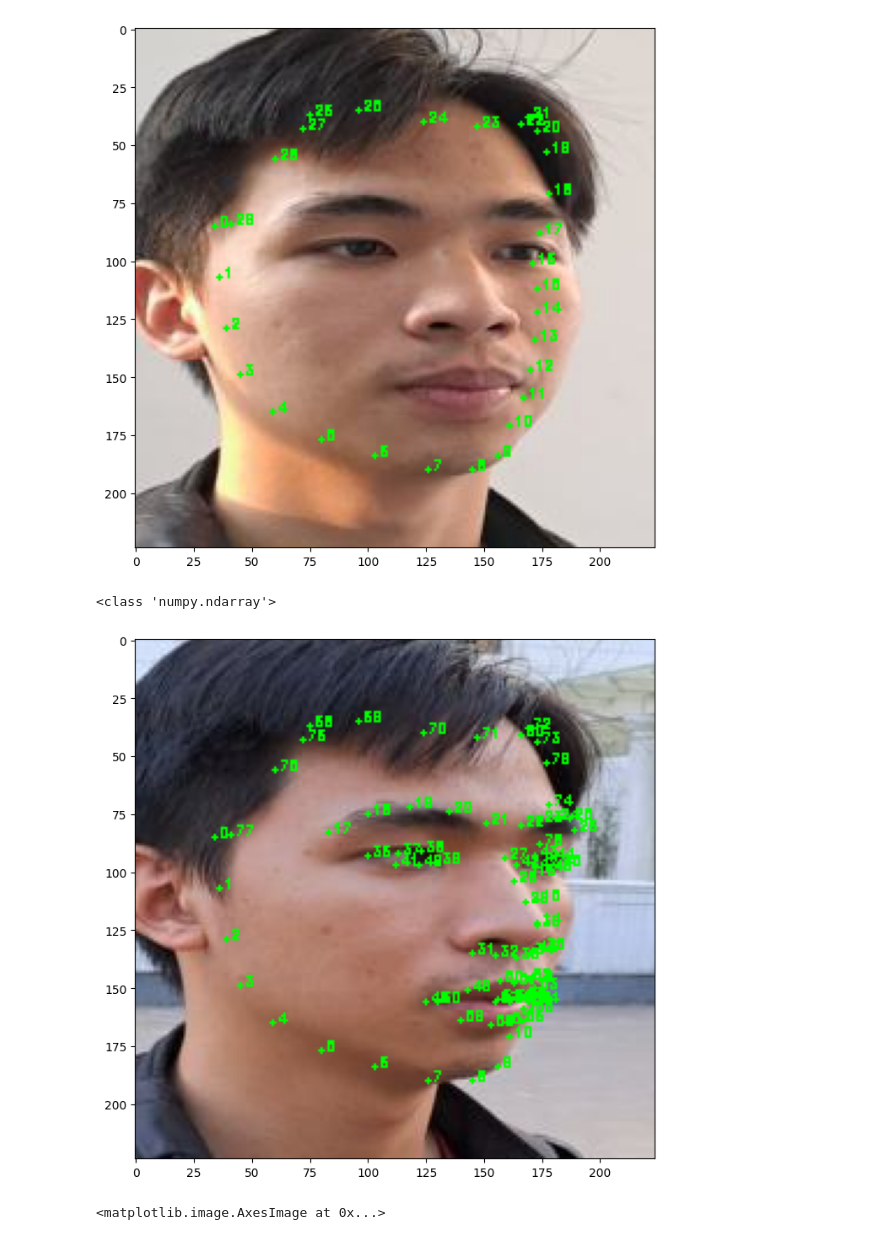
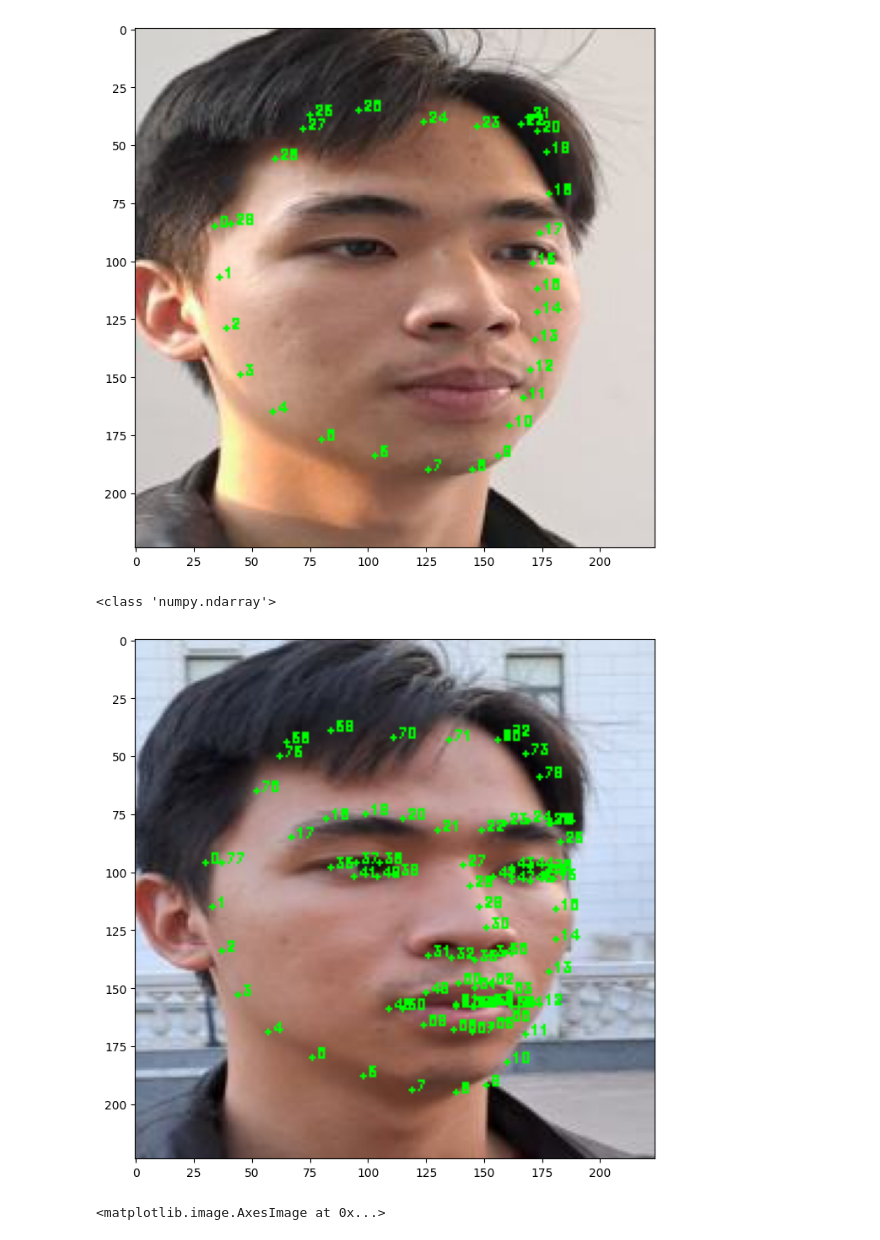
Before and after one commit to lechicuong2k3/Clean-label-Physical-Backdoor-Attack, a Jupyter notebook: face_landmark.ipynb, the cells around one changed output. Saved outputs shown, nothing was run; the diff lists cells and outputs as text; code cells hidden in the pictures.

Commit message:
update datasets

```diff
--- a/face_landmark.ipynb
+++ b/face_landmark.ipynb
@@ -128,7 +127,7 @@ class FaceDetector:
 
         for idx, (x,y) in enumerate(shape):
             cv2.circle(img_rgb, (x, y), 1, (0, 255, 0), -1)
-            cv2.putText(img_rgb, str(idx), (x+2, y), cv2.FONT_HERSHEY_DUPLEX, 0.2, (0, 255, 0), 1)
+            cv2.putText(img_rgb, str(idx), (x, y), cv2.FONT_HERSHEY_DUPLEX, 0.15, (0, 255, 0), 1)
 
         plt.figure(figsize=(8,8))
         plt.imshow(img_rgb)
@@ -165,6 +164,12 @@ class FaceDetector:
             width = np.linalg.norm(top_left - top_right)
             scale = width / sun_w
             height = abs(landmarks[72][1] - landmarks[19][1])
+
+        elif self.args.trigger == 'real_beard':
+            top_left = np.asarray([landmarks[48][0]-5, landmarks[33][1]])
+            top_right = np.asarray([landmarks[54][0]+5, landmarks[33][1]])
+            height = abs(landmarks[33][1] - landmarks[8][1]) # For real_beard
+
 
         unit = (top_left - top_right) / np.linalg.norm(top_left - top_right)
 
@@ -319,16 +324,16 @@ def get_landmarks(img):
     return shape
 # %%
 import cv2
-img = cv2.imread("datasets/Facial_recognition_crop_partial/red_headband/test/chi/9.jpg", cv2.IMREAD_UNCHANGED)
-trigger_path = "digital_triggers/red_headband.png"
+img = cv2.imread("datasets/Facial_recognition_crop_partial/red_headband/test/chi/10.jpg", cv2.IMREAD_UNCHANGED)
+trigger_path = "digital_triggers/real_beard.png"
 trigger_img = cv2.imread(trigger_path, cv2.IMREAD_UNCHANGED)
 print(type(img))
 shape = get_landmarks(img)
 
 visualize_landmarks(img, shape)
 # %% [output]
 <class 'numpy.ndarray'>
-[figure, old version]
+[figure, new version]
 # %%
 mask = np.zeros((224, 224))
 bound = [shape[i] for i in range(len(shape)) if i < 17 or i > 67]
```
Also changed, not shown: parts of 5 cells of this notebook, 2 other files.
